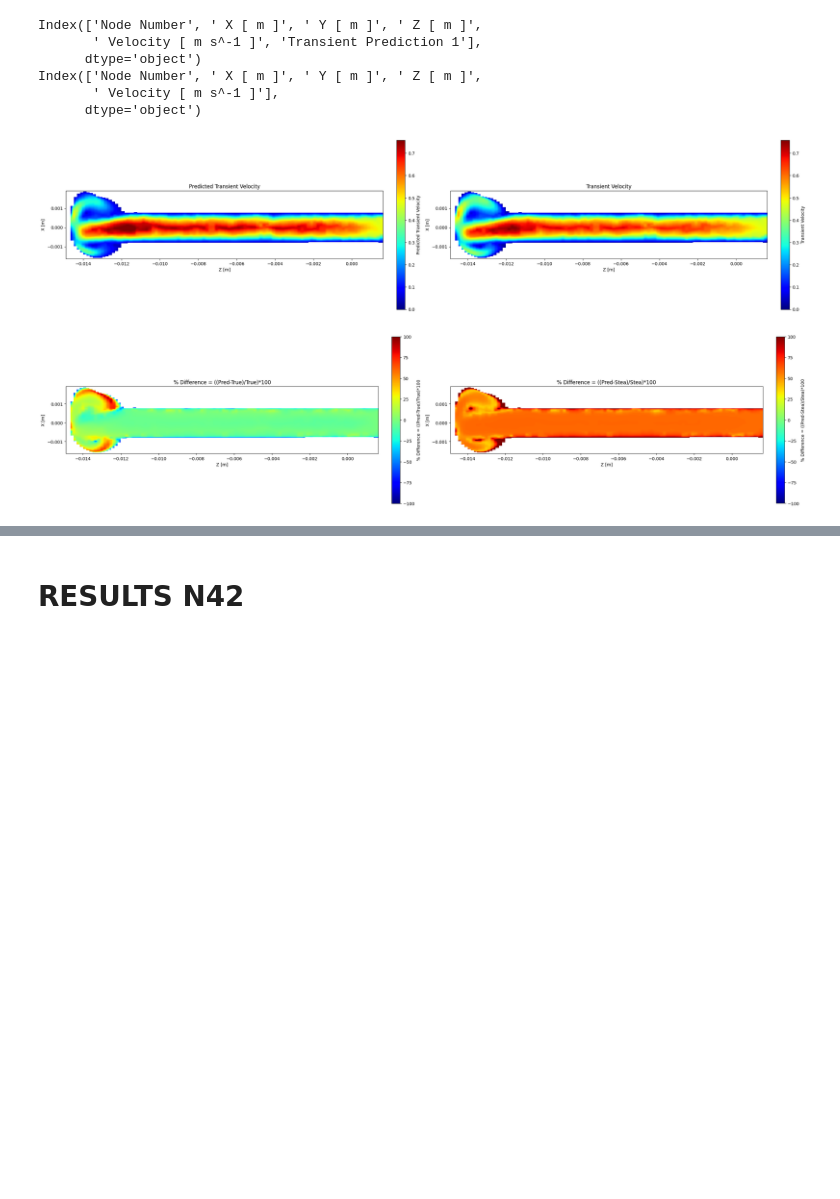
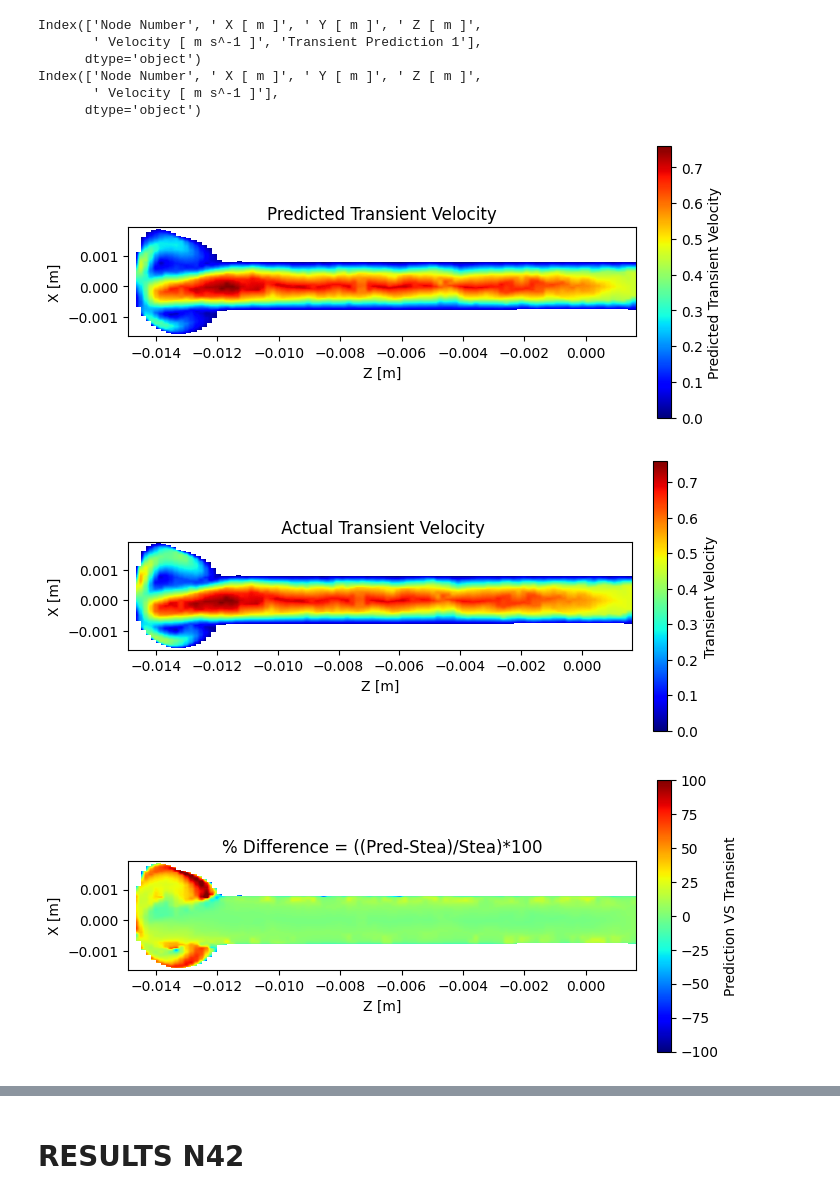
Before and after one commit to IsmailBerkeCam/CFD-AI, a Jupyter notebook: Machine Learning Codes/DFC/DENSE 10 Velocity Predictions High Vel.ipynb, the cells around one changed output, grey strips where cells are left out. Cells and saved outputs as stored; diff of their text form; code cells hidden in the pictures; blank space fills up the shorter version.

```diff
--- a/Machine Learning Codes/DFC/DENSE 10 Velocity Predictions High Vel.ipynb
+++ b/Machine Learning Codes/DFC/DENSE 10 Velocity Predictions High Vel.ipynb
@@ -441,47 +474,77 @@ masked_velocity4 = ma.masked_where((grid_velocity0 <= 0.001) | np.isnan(grid_vel
 rotated_masked_velocity0 = np.transpose(np.rot90(masked_velocity0, 1))
 rotated_masked_velocity1 = np.transpose(np.rot90(masked_velocity1, 1))
 rotated_masked_velocity2 = np.transpose(np.rot90(masked_velocity2, 1))
+rotated_masked_velocity3 = np.transpose(np.rot90(masked_velocity3, 1))
+rotated_masked_velocity4 = np.transpose(np.rot90(masked_velocity4, 1))
 
 # Generate heat maps for velocity
-fig, (ax1, ax2) = plt.subplots(1, 2, figsize=(25, 25))  # Adjusted figsize for 1x2 subplots
+fig, (ax1) = plt.subplots(1, figsize=(7, 7))  # Adjusted figsize for 1x2 subplots
 fig.patch.set_facecolor('white')
 
 im1 = ax1.imshow(rotated_masked_velocity1, extent=(min(z), max(z), min(x), max(x)), origin='lower', cmap=cmap, vmin=0, vmax=rotated_masked_velocity2.max())
 fig.colorbar(im1, ax=ax1, label='Predicted Transient Velocity',fraction=0.025, pad=0.04)
 ax1.set_title('Predicted Transient Velocity')
 ax1.set_xlabel("Z [m]")
 ax1.set_ylabel("X [m]")
 
+# Generate heat maps for velocity
+fig, (ax2) = plt.subplots(1, figsize=(7, 7))  # Adjusted figsize for 1x2 subplots
+fig.patch.set_facecolor('white')
+
 im2 = ax2.imshow(rotated_masked_velocity2, extent=(min(z), max(z), min(x), max(x)), origin='lower', cmap=cmap, vmin=0, vmax=rotated_masked_velocity2.max())
 fig.colorbar(im2, ax=ax2, label='Transient Velocity',fraction=0.025, pad=0.04)
-ax2.set_title('Transient Velocity')
+ax2.set_title(' Actual Transient Velocity')
 ax2.set_xlabel("Z [m]")
 ax2.set_ylabel("X [m]")
 
 plt.tight_layout()
 plt.show()
 
 # Calculate percentage differences
 percentage_change3 = ((rotated_masked_velocity2 - rotated_masked_velocity1) / rotated_masked_velocity1) * 100
 percentage_change4 = ((rotated_masked_velocity1 - rotated_masked_velocity0) / rotated_masked_velocity0) * 100
 
-fig, (ax3, ax4) = plt.subplots(1, 2, figsize=(25, 25))
-fig.patch.set_facecolor('white')
 
+
+fig, (ax3) = plt.subplots(1, figsize=(7, 7))
 im3 = ax3.imshow(percentage_change3, extent=(min(z), max(z), min(x), max(x)), origin='lower', cmap='jet', vmin=-100, vmax=100)
-fig.colorbar(im3, ax=ax3, label='% Difference = ((Pred-True)/True)*100', fraction=0.025, pad=0.04)
-ax3.set_title('% Difference = ((Pred-True)/True)*100')
+fig.colorbar(im3, ax=ax3, label='Prediction VS Transient', fraction=0.025, pad=0.04)
+ax3.set_title('% Difference = ((Pred-Stea)/Stea)*100')
 ax3.set_xlabel("Z [m]")
 ax3.set_ylabel("X [m]")
 
+
+fig, (ax4) = plt.subplots(1, figsize=(7, 7))
 im4 = ax4.imshow(percentage_change4, extent=(min(z), max(z), min(x), max(x)), origin='lower', cmap='jet', vmin=-100, vmax=100)
-fig.colorbar(im4, ax=ax4, label='% Difference = ((Pred-Stea)/Stea)*100', fraction=0.025, pad=0.04)
+fig.colorbar(im4, ax=ax4, label='Prediction VS Steady State', fraction=0.025, pad=0.04)
 ax4.set_title('% Difference = ((Pred-Stea)/Stea)*100')
 ax4.set_xlabel("Z [m]")
 ax4.set_ylabel("X [m]")
 
 plt.tight_layout()
 plt.show()
+
+
+# Plotting
+fig, (ax3) = plt.subplots(1, figsize=(7, 7))
+fig.patch.set_facecolor('white')
+
+im3 = ax3.imshow(rotated_masked_velocity3, extent=(min(z), max(z), min(x), max(x)), origin='lower', cmap=cmap, vmin=rotated_masked_velocity3.min(), vmax=rotated_masked_velocity3.max())
+fig.colorbar(im3, ax=ax3, label='Error = (Predicted - Actual)', fraction=0.025, pad=0.04)
+ax3.set_title('Error = (Pred-True)')
+ax3.set_xlabel("Z [m]")
+ax3.set_ylabel("X [m]")
+
+fig, (ax4) = plt.subplots(1, figsize=(7, 7))
+im4 = ax4.imshow(rotated_masked_velocity4, extent=(min(z), max(z), min(x), max(x)), origin='lower', cmap=cmap, vmin=rotated_masked_velocity3.min(), vmax=rotated_masked_velocity3.max())
+fig.colorbar(im4, ax=ax4, label='Error = (Predicted - Steady)', fraction=0.025, pad=0.04)
+ax4.set_title('Error = (Pred-Stea)')
+ax4.set_xlabel("Z [m]")
+ax4.set_ylabel("X [m]")
+
+plt.tight_layout()
+plt.show()
 # %% [output]
-[figure, old version]
+[figure, new version]
-[figure, old version]
+[figure, new version]
+[figure, added]
```
Also changed, not shown: parts of 17 cells of this notebook, 3 other files.
